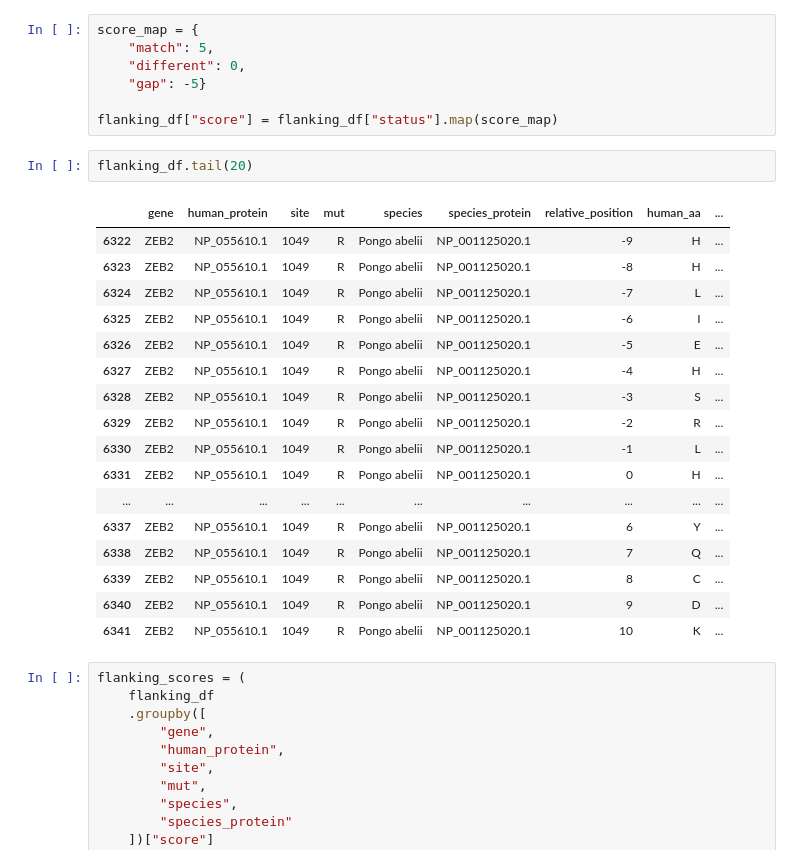
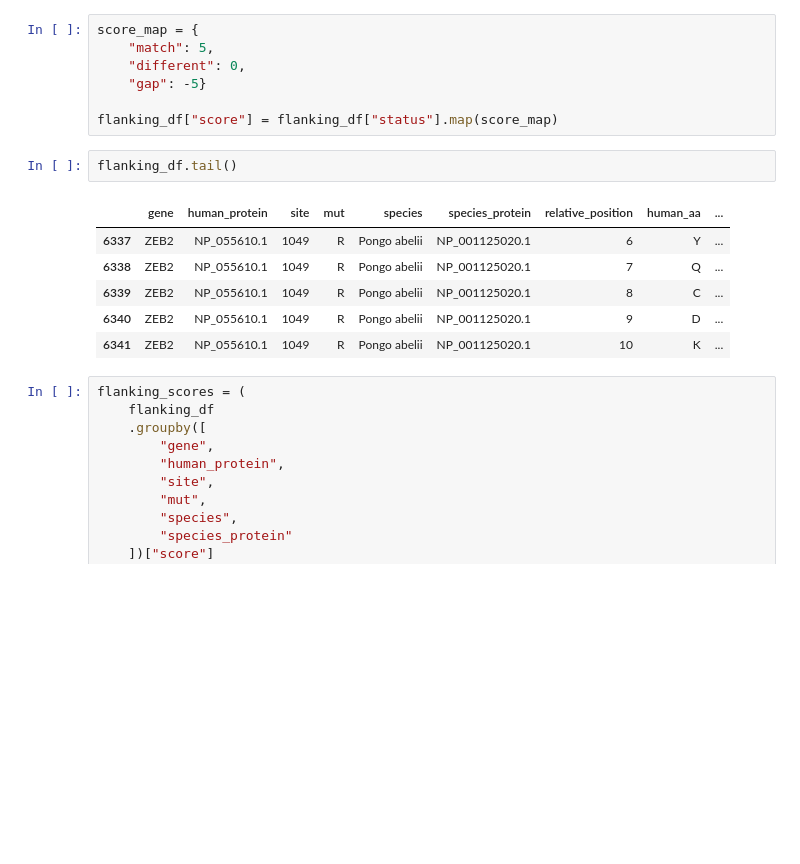
Before and after one commit to rbazev/kondrashov, a Jupyter notebook: Flanking_region_stat.ipynb, the cells around one changed output. Saved outputs shown, nothing was run; the diff lists cells and outputs as text; blank space fills up the shorter version.

```diff
--- a/Flanking_region_stat.ipynb
+++ b/Flanking_region_stat.ipynb
@@ -1514,20 +1514,9 @@ score_map = {
 
 flanking_df["score"] = flanking_df["status"].map(score_map)
 # %%
-flanking_df.tail(20)
+flanking_df.tail()
 # %% [output]
 |  | gene | human_protein | site | mut | species | species_protein | relative_position | human_aa | ... |
-| 6322 | ZEB2 | NP_055610.1 | 1049 | R | Pongo abelii | NP_001125020.1 | -9 | H | ... |
-| 6323 | ZEB2 | NP_055610.1 | 1049 | R | Pongo abelii | NP_001125020.1 | -8 | H | ... |
-| 6324 | ZEB2 | NP_055610.1 | 1049 | R | Pongo abelii | NP_001125020.1 | -7 | L | ... |
-| 6325 | ZEB2 | NP_055610.1 | 1049 | R | Pongo abelii | NP_001125020.1 | -6 | I | ... |
-| 6326 | ZEB2 | NP_055610.1 | 1049 | R | Pongo abelii | NP_001125020.1 | -5 | E | ... |
-| 6327 | ZEB2 | NP_055610.1 | 1049 | R | Pongo abelii | NP_001125020.1 | -4 | H | ... |
-| 6328 | ZEB2 | NP_055610.1 | 1049 | R | Pongo abelii | NP_001125020.1 | -3 | S | ... |
-| 6329 | ZEB2 | NP_055610.1 | 1049 | R | Pongo abelii | NP_001125020.1 | -2 | R | ... |
-| 6330 | ZEB2 | NP_055610.1 | 1049 | R | Pongo abelii | NP_001125020.1 | -1 | L | ... |
-| 6331 | ZEB2 | NP_055610.1 | 1049 | R | Pongo abelii | NP_001125020.1 | 0 | H | ... |
-| ... | ... | ... | ... | ... | ... | ... | ... | ... | ... |
 | 6337 | ZEB2 | NP_055610.1 | 1049 | R | Pongo abelii | NP_001125020.1 | 6 | Y | ... |
 | 6338 | ZEB2 | NP_055610.1 | 1049 | R | Pongo abelii | NP_001125020.1 | 7 | Q | ... |
 | 6339 | ZEB2 | NP_055610.1 | 1049 | R | Pongo abelii | NP_001125020.1 | 8 | C | ... |
```
Also changed, not shown: 9 other files.
